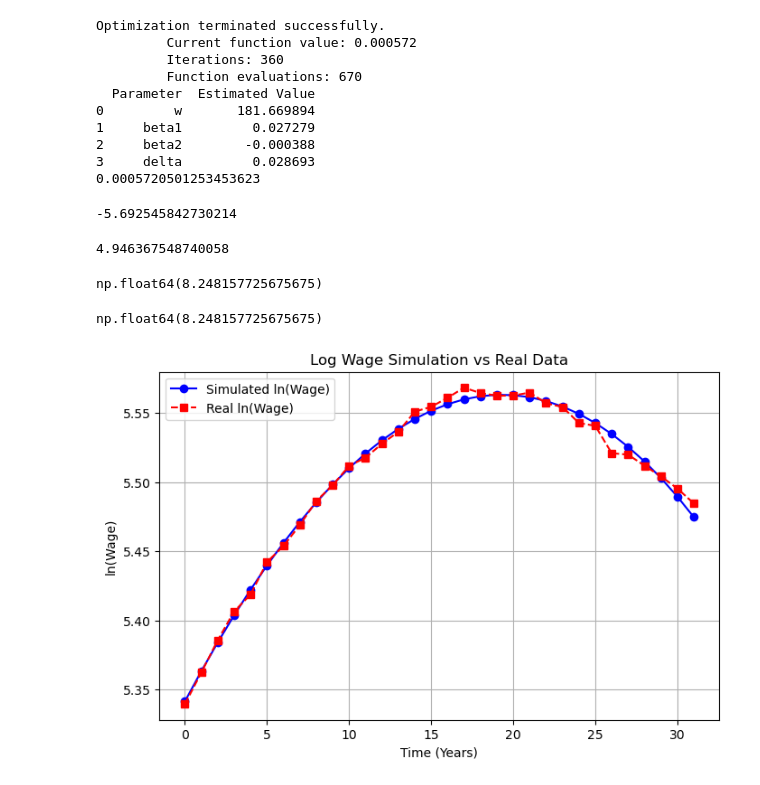
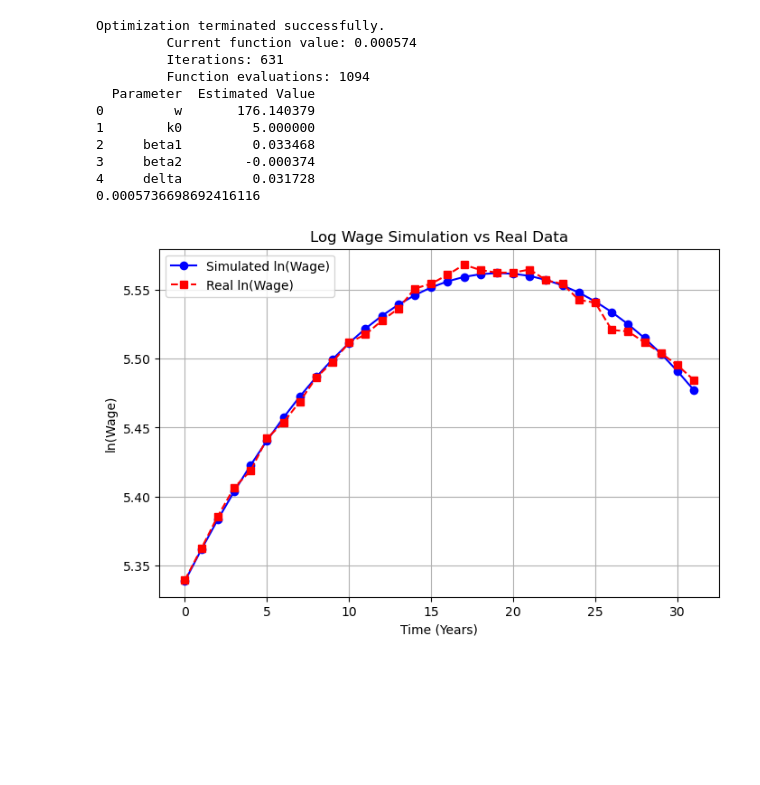
Before and after one commit to math869c/Design_retirement, a Jupyter notebook: Wage estimation.ipynb, the cells around one changed output. Drawn from its saved outputs; the diff is of its cells as text; code cells hidden in the pictures; blank space fills up the shorter version.

```diff
--- a/Wage estimation.ipynb
+++ b/Wage estimation.ipynb
@@ -9,26 +9,27 @@ wages = means_data[means_data["alder"] <= 61]["hourly_salary_Mean"].to_numpy()
 hours = means_data[means_data["alder"] <= 61]["yearly_hours_Mean"].to_numpy() / 1924
 # %%
 def sum_hours(t, hours, delta):
-    total = 5
+    total = 0
     for i in range(t):
         total += (1 - delta) ** i * hours[t - i]
     return total
 
 def objective_function(params, wages, hours):
-    w, beta1, beta2, delta = params
+    w, k0, beta1, beta2, delta = params
     total_error = 0
     for t in range(len(wages)):
         error = (
             np.log(wages[t])
             - np.log(w)
+            - beta1 * (1 - delta) ** t * k0
             - beta1 * (sum_hours(t, hours, delta))
             - beta2 * t**2
         )
         total_error += error ** 2
     return total_error
 
-initial_guess = [200, 0.02, -0.001, 0.05]
-bounds = [(0.001, 300), (0, 100), (-10, 0), (0, 0.30)]
+initial_guess = [200, 10, 0.02, -0.001, 0.05]
+bounds = [(-100, 300), (5, 300), (0, 100), (-10, 0.0001), (0, 0.30)]
 
 def random_initial_guess(bounds):
     # np.random.seed(1)
@@ -54,11 +55,11 @@ result = minimize(
 
 
 estimated_params = result.x
-w_est, beta1_est, beta2_est, delta_est = estimated_params
+w_est, k0_est, beta1_est, beta2_est, delta_est = estimated_params
 
 results_dict = {
-    "Parameter": ["w",  "beta1", "beta2", "delta"],
-    "Estimated Value": [w_est,  beta1_est, beta2_est, delta_est],
+    "Parameter": ["w",  "k0", "beta1", "beta2", "delta"],
+    "Estimated Value": [w_est, k0_est, beta1_est, beta2_est, delta_est],
 }
 
 results_df = pd.DataFrame(results_dict)
@@ -68,31 +69,16 @@ print(results_df)
 print(result.fun)
 # %% [output]
 Optimization terminated successfully.
-         Current function value: 0.000572
-         Iterations: 360
-         Function evaluations: 670
+         Current function value: 0.000574
+         Iterations: 631
+         Function evaluations: 1094
   Parameter  Estimated Value
-0         w       181.669894
-1     beta1         0.027279
-2     beta2        -0.000388
-3     delta         0.028693
-0.0005720501253453623
+0         w       176.140379
+1        k0         5.000000
+2     beta1         0.033468
+3     beta2        -0.000374
+4     delta         0.031728
+0.0005736698692416116
-# %%
-np.log(0.003371)
-# %% [output]
--5.692545842730214
-# %%
-np.log(120.663083 + 20)
-# %% [output]
-4.946367548740058
-# %%
-np.sum(hours[:12])
-# %% [output]
-np.float64(8.248157725675675)
-# %%
-np.sum(hours[:12])
-# %% [output]
-np.float64(8.248157725675675)
 # %%
 def simulate(params, wages, hours):
     w, k0, beta1, beta2, delta = params
@@ -100,7 +86,7 @@ def simulate(params, wages, hours):
     for t in range(len(wages)):
         ln_wage[t] = (
             np.log(w)
-            + (1 - delta) ** t * k0
+            + beta1 * (1 - delta) ** t * k0
             + beta1 * (sum_hours(t, hours, delta))
             + beta2 * t**2
         )
@@ -109,31 +95,31 @@ def simulate(params, wages, hours):
 
 
 ln_wage = simulate(estimated_params, wages, hours)
 
 
 import matplotlib.pyplot as plt
 
 def plot_ln_wage(ln_wage, man_hourly_salary, title="Log Wage Simulation vs Real Data",
                  xlabel="Time (Years)", ylabel="ln(Wage)"):
     plt.figure(figsize=(8, 5))
 
     # Convert real hourly salary to log scale for comparison
     ln_real_wage = np.log(man_hourly_salary)
 
     # Plot simulated ln_wage
     plt.plot(ln_wage, marker="o", linestyle="-", label="Simulated ln(Wage)", color='b')
 
     # Plot real ln(wage)
     plt.plot(ln_real_wage, marker="s", linestyle="--", label="Real ln(Wage)", color='r')
 
     plt.xlabel(xlabel)
     plt.ylabel(ylabel)
     plt.title(title)
     plt.legend()
     plt.grid(True)
     plt.show()
 
 # Example usage
 plot_ln_wage(ln_wage, wages)
 # %% [output]
-[figure, old version]
+[figure, new version]
```
